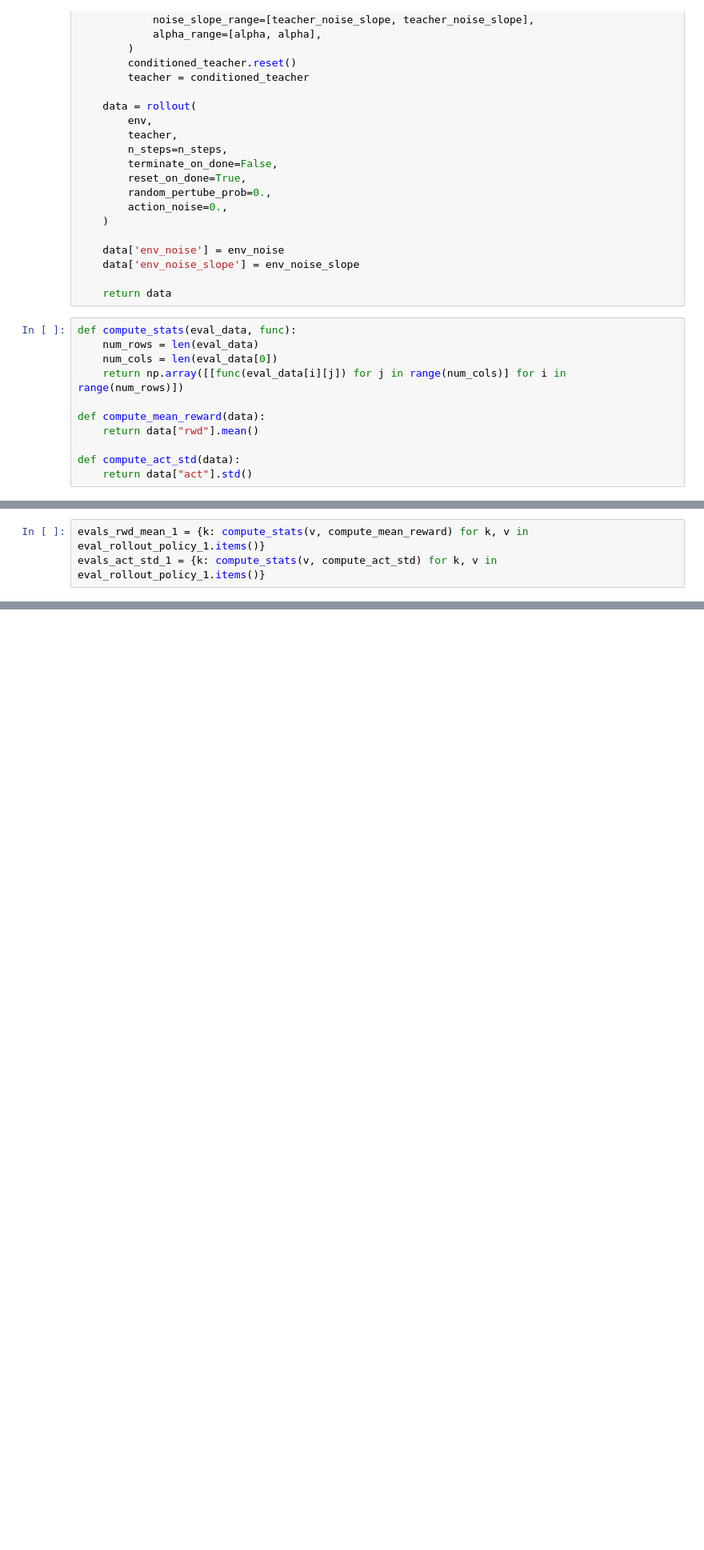
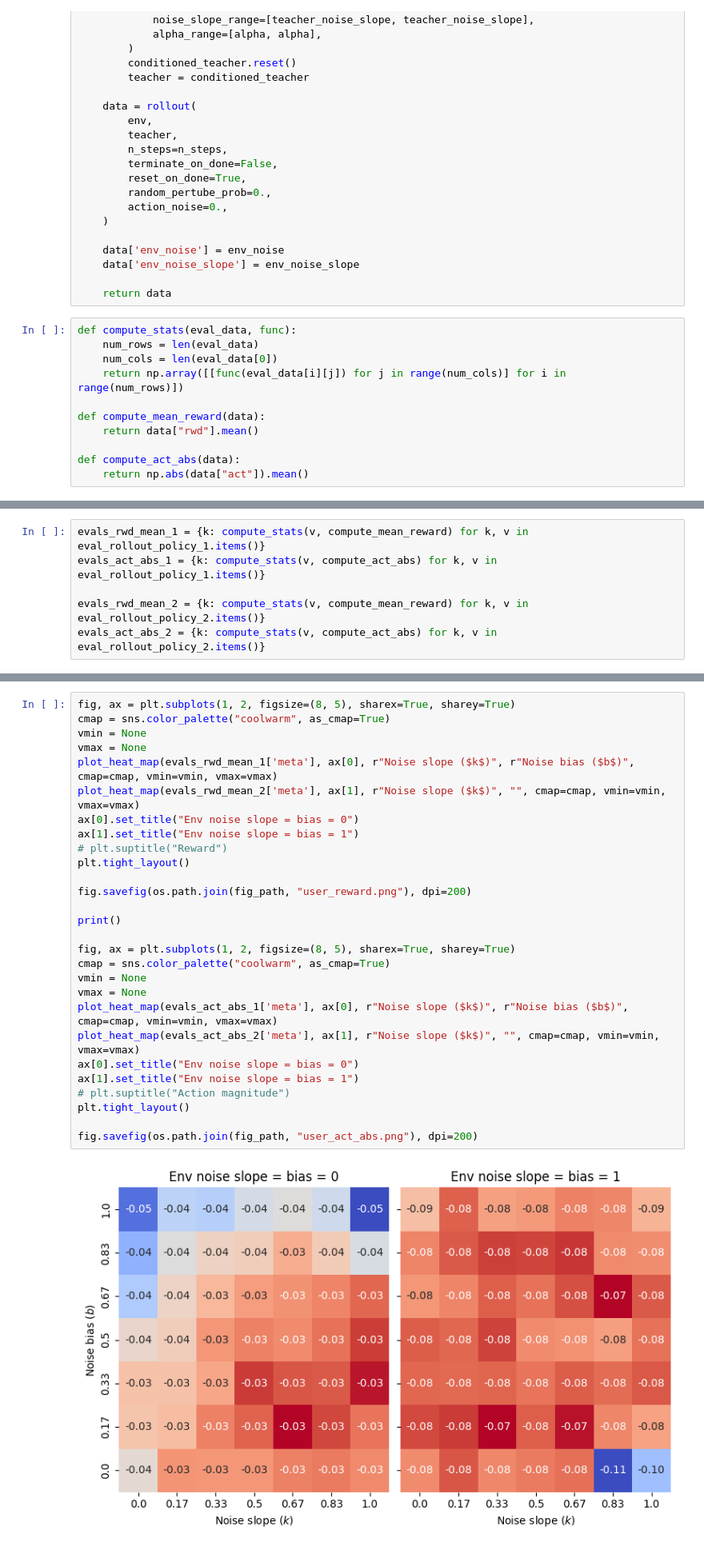
Before and after one commit to KilianFt/LIFT, a Jupyter notebook: notebooks/teacher_comparison.ipynb, the cells around one changed output, grey strips where cells are left out. Shown at 80% size. Drawn from its saved outputs; the diff is of its cells as text; blank space fills up the shorter version.

```diff
--- a/notebooks/teacher_comparison.ipynb
+++ b/notebooks/teacher_comparison.ipynb
@@ -274,8 +306,8 @@ def compute_stats(eval_data, func):
 def compute_mean_reward(data):
     return data["rwd"].mean()
 
-def compute_act_std(data):
-    return data["act"].std()
+def compute_act_abs(data):
+    return np.abs(data["act"]).mean()
 # %%
 env_noise = 0.
 env_noise_slope = 0.
@@ -313,3 +379,6 @@ for i, teacher_noise in enumerate(teacher_noises):
 # %%
 evals_rwd_mean_1 = {k: compute_stats(v, compute_mean_reward) for k, v in eval_rollout_policy_1.items()}
-evals_act_std_1 = {k: compute_stats(v, compute_act_std) for k, v in eval_rollout_policy_1.items()}
+evals_act_abs_1 = {k: compute_stats(v, compute_act_abs) for k, v in eval_rollout_policy_1.items()}
+
+evals_rwd_mean_2 = {k: compute_stats(v, compute_mean_reward) for k, v in eval_rollout_policy_2.items()}
+evals_act_abs_2 = {k: compute_stats(v, compute_act_abs) for k, v in eval_rollout_policy_2.items()}
@@ -384,0 +385,30 @@ plot_heat_map(evals_act_std_2['meta'], axs[1], "noise", "noise slope", cmap="Blu
+# %%
+fig, ax = plt.subplots(1, 2, figsize=(8, 5), sharex=True, sharey=True)
+cmap = sns.color_palette("coolwarm", as_cmap=True)
+vmin = None
+vmax = None
+plot_heat_map(evals_rwd_mean_1['meta'], ax[0], r"Noise slope ($k$)", r"Noise bias ($b$)", cmap=cmap, vmin=vmin, vmax=vmax)
+plot_heat_map(evals_rwd_mean_2['meta'], ax[1], r"Noise slope ($k$)", "", cmap=cmap, vmin=vmin, vmax=vmax)
+ax[0].set_title("Env noise slope = bias = 0")
+ax[1].set_title("Env noise slope = bias = 1")
+# plt.suptitle("Reward")
+plt.tight_layout()
+
+fig.savefig(os.path.join(fig_path, "user_reward.png"), dpi=200)
+
+print()
+
+fig, ax = plt.subplots(1, 2, figsize=(8, 5), sharex=True, sharey=True)
+cmap = sns.color_palette("coolwarm", as_cmap=True)
+vmin = None
+vmax = None
+plot_heat_map(evals_act_abs_1['meta'], ax[0], r"Noise slope ($k$)", r"Noise bias ($b$)", cmap=cmap, vmin=vmin, vmax=vmax)
+plot_heat_map(evals_act_abs_2['meta'], ax[1], r"Noise slope ($k$)", "", cmap=cmap, vmin=vmin, vmax=vmax)
+ax[0].set_title("Env noise slope = bias = 0")
+ax[1].set_title("Env noise slope = bias = 1")
+# plt.suptitle("Action magnitude")
+plt.tight_layout()
+
+fig.savefig(os.path.join(fig_path, "user_act_abs.png"), dpi=200)
+# %% [output]
+[figure, added]
```
Also changed, not shown: parts of 19 cells of this notebook.
